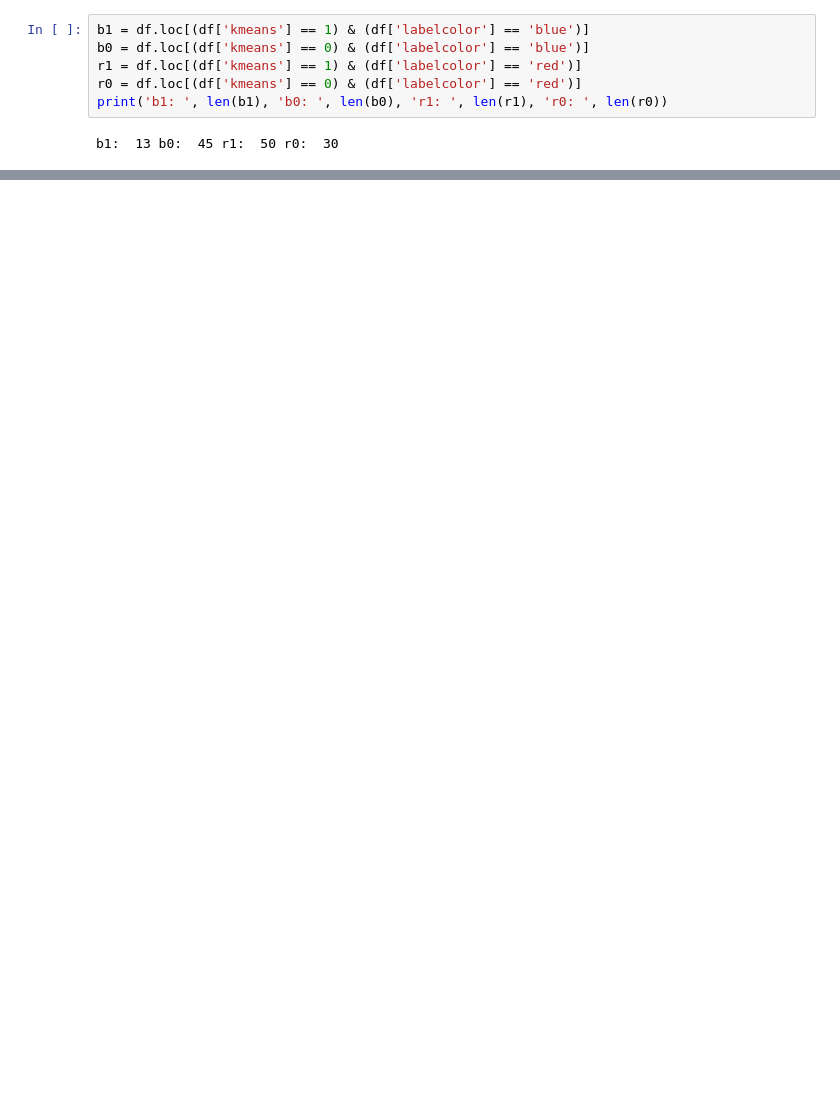
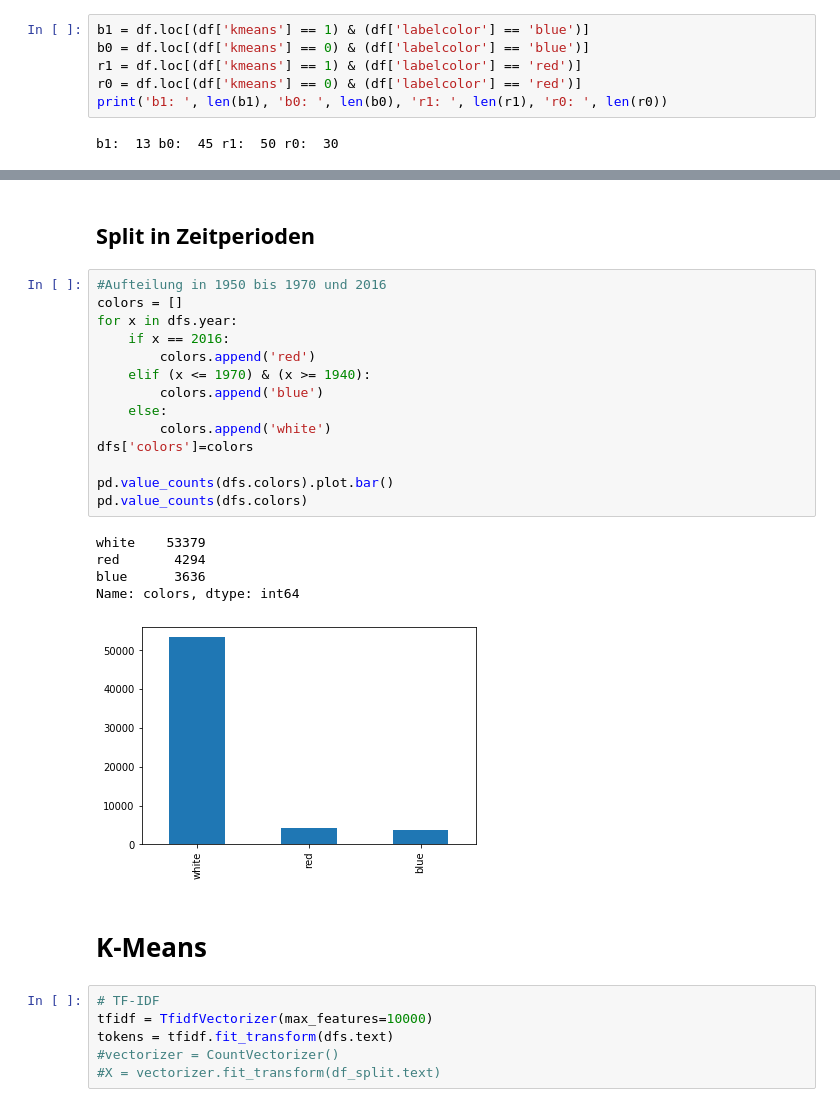
Before and after one commit to LennartKeller/SubtitleClustering, a Jupyter notebook: notebooks/Jan_Koe_ClusteringUberZeit.ipynb, the cells around one changed output, grey strips where cells are left out. Cells and saved outputs as stored; diff of their text form; blank space fills up the shorter version.

```diff
--- a/notebooks/Jan_Koe_ClusteringUberZeit.ipynb
+++ b/notebooks/Jan_Koe_ClusteringUberZeit.ipynb
@@ -156,0 +168,30 @@ b1:  13 b0:  45 r1:  50 r0:  30
+# %% [markdown]
+## Split in Zeitperioden
+# %%
+#Aufteilung in 1950 bis 1970 und 2016
+colors = []
+for x in dfs.year:
+    if x == 2016:
+        colors.append('red')
+    elif (x <= 1970) & (x >= 1940):
+        colors.append('blue')
+    else:
+        colors.append('white')
+dfs['colors']=colors
+
+pd.value_counts(dfs.colors).plot.bar()
+pd.value_counts(dfs.colors)
+# %% [output]
+white    53379
+red       4294
+blue      3636
+Name: colors, dtype: int64
+[figure, added]
+# %% [markdown]
+# K-Means
+# %%
+# TF-IDF
+tfidf = TfidfVectorizer(max_features=10000)
+tokens = tfidf.fit_transform(dfs.text)
+#vectorizer = CountVectorizer()
+#X = vectorizer.fit_transform(df_split.text)
```
Also changed, not shown: parts of 20 cells of this notebook, 1 other file.
